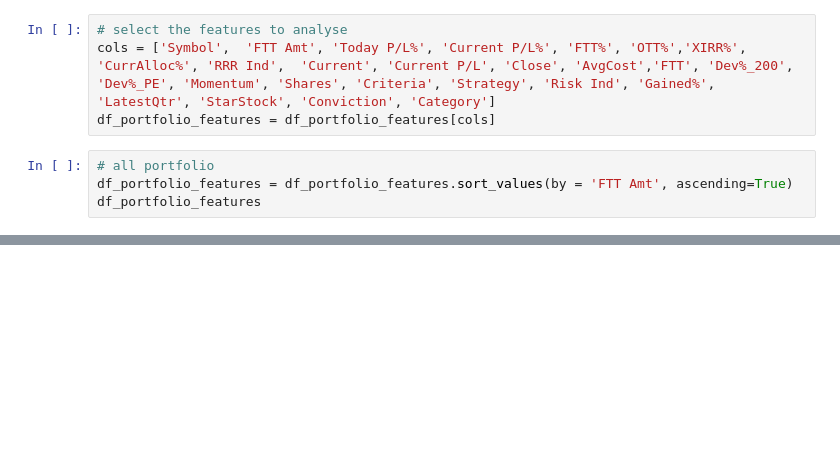
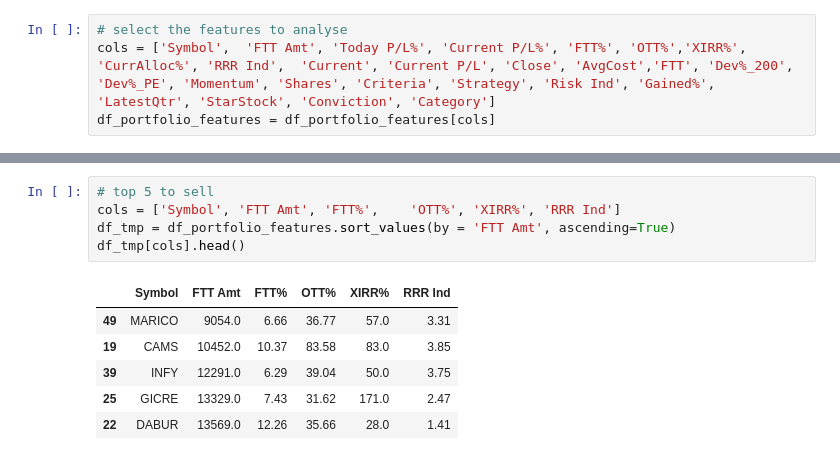
Before and after one commit to ankit-rathi/Quantvesting_v2, a Jupyter notebook: myStocks_Portfolio_Analysis.ipynb, the cells around one changed output, grey strips where cells are left out. Saved outputs shown, nothing was run; the diff lists cells and outputs as text; blank space fills up the shorter version.

```diff
--- a/myStocks_Portfolio_Analysis.ipynb
+++ b/myStocks_Portfolio_Analysis.ipynb
@@ -352,7 +356,3 @@ CAGR/XIRR %: 28.64%
 # select the features to analyse
 cols = ['Symbol',  'FTT Amt', 'Today P/L%', 'Current P/L%', 'FTT%', 'OTT%','XIRR%', 'CurrAlloc%', 'RRR Ind',  'Current', 'Current P/L', 'Close', 'AvgCost','FTT', 'Dev%_200', 'Dev%_PE', 'Momentum', 'Shares', 'Criteria', 'Strategy', 'Risk Ind', 'Gained%', 'LatestQtr', 'StarStock', 'Conviction', 'Category']
 df_portfolio_features = df_portfolio_features[cols]
-# %%
-# all portfolio
-df_portfolio_features = df_portfolio_features.sort_values(by = 'FTT Amt', ascending=True)
-df_portfolio_features
@@ -373,3 +359,15 @@ df_portfolio_features
+# %%
+# top 5 to sell
+cols = ['Symbol', 'FTT Amt', 'FTT%',	'OTT%',	'XIRR%', 'RRR Ind']
+df_tmp = df_portfolio_features.sort_values(by = 'FTT Amt', ascending=True)
+df_tmp[cols].head()
+# %% [output]
+|  | Symbol | FTT Amt | FTT% | OTT% | XIRR% | RRR Ind |
+| 49 | MARICO | 9054.0 | 6.66 | 36.77 | 57.0 | 3.31 |
+| 19 | CAMS | 10452.0 | 10.37 | 83.58 | 83.0 | 3.85 |
+| 39 | INFY | 12291.0 | 6.29 | 39.04 | 50.0 | 3.75 |
+| 25 | GICRE | 13329.0 | 7.43 | 31.62 | 171.0 | 2.47 |
+| 22 | DABUR | 13569.0 | 12.26 | 35.66 | 28.0 | 1.41 |
 # %%
 # notebook execution time
 
```
Also changed, not shown: parts of 4 cells of this notebook.
